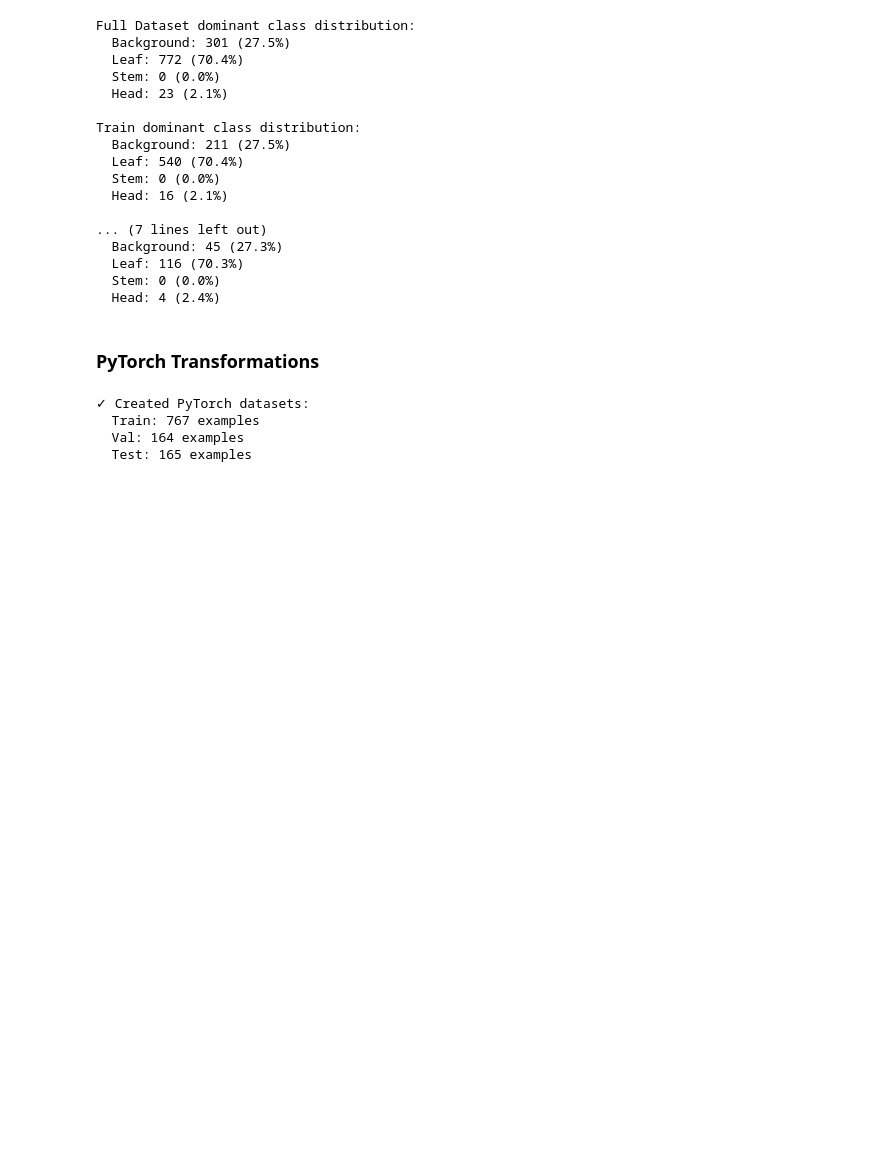
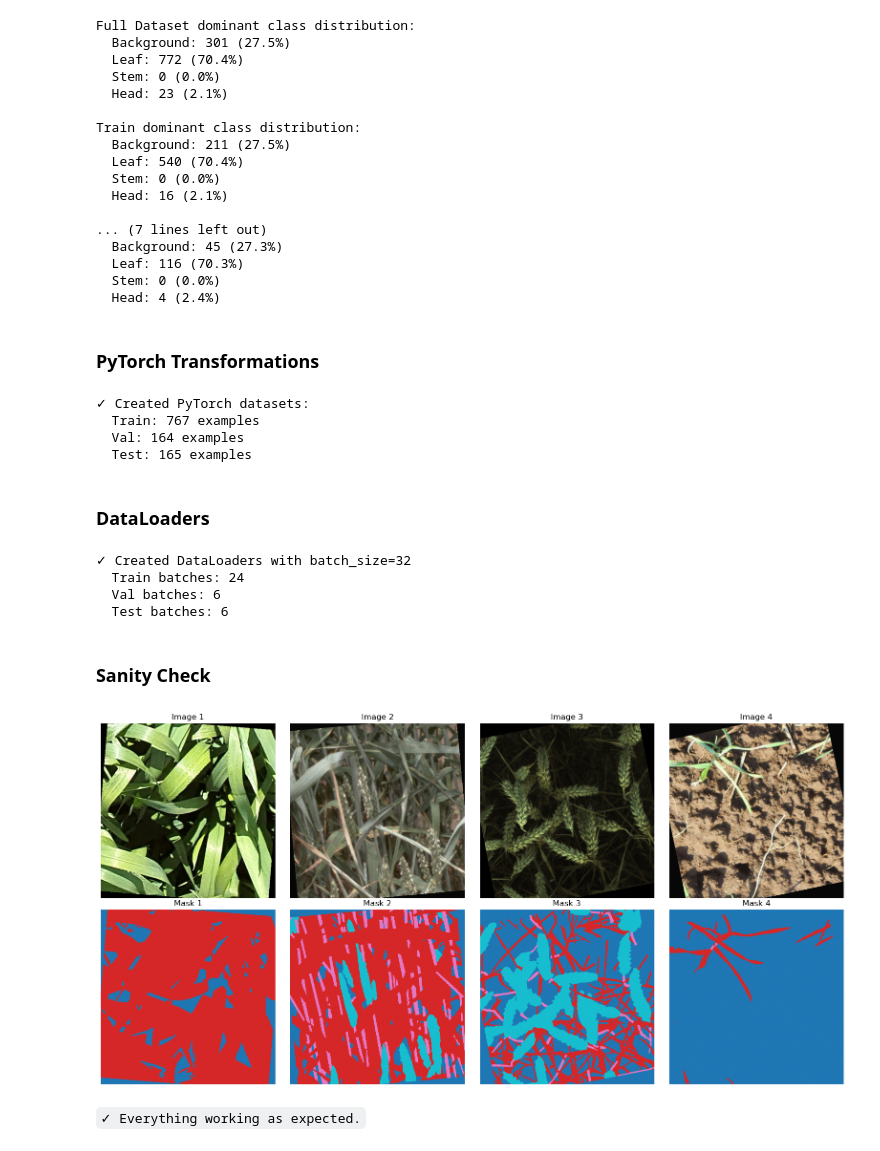
Before and after one commit to chmcbs/HeadCount, a Jupyter notebook: 02_data_prep.ipynb, the cells around one changed output. Saved outputs shown, nothing was run; the diff lists cells and outputs as text; code cells hidden in the pictures; blank space fills up the shorter version.

Commit message:
feat: create DataLoaders for each split

```diff
--- a/02_data_prep.ipynb
+++ b/02_data_prep.ipynb
@@ -208,7 +210,7 @@ class GWFSSDataset(Dataset):
         mask_array = np.array(mask_rgb)
 
         # Create an empty array with the same dimensions as the mask to store the class labels
-        mask = np.zeros((mask_array.shape[0], mask_array.shape[1]), dtype=np.int64)
+        mask = np.zeros((mask_array.shape[0], mask_array.shape[1]), dtype=np.uint8)
 
         # For each RGB colour in the mapping, set the corresponding pixels in the mask to the class label
         for rgb_tuple, class_id in self.rgb_to_class.items():
@@ -250,3 +252,77 @@ print(f"  Test: {len(test_dataset)} examples")
   Train: 767 examples
   Val: 164 examples
   Test: 165 examples
+# %% [markdown]
+### DataLoaders
+# %%
+# Set batch size
+batch_size = 32
+
+# Create DataLoaders
+train_loader = DataLoader(
+    train_dataset,
+    batch_size=batch_size,
+    shuffle=True,
+    num_workers=0,
+    pin_memory=False
+)
+
+val_loader = DataLoader(
+    val_dataset,
+    batch_size=batch_size,
+    shuffle=False,
+    num_workers=0,
+    pin_memory=False
+)
+
+test_loader = DataLoader(
+    test_dataset,
+    batch_size=batch_size,
+    shuffle=False,
+    num_workers=0,
+    pin_memory=False
+)
+
+print(f"✓ Created DataLoaders with batch_size={batch_size}")
+print(f"  Train batches: {len(train_loader)}")
+print(f"  Val batches: {len(val_loader)}")
+print(f"  Test batches: {len(test_loader)}")
+# %% [output]
+✓ Created DataLoaders with batch_size=32
+  Train batches: 24
+  Val batches: 6
+  Test batches: 6
+# %% [markdown]
+### Sanity Check
+# %%
+# Get a batch
+images, masks = next(iter(train_loader))
+
+# Denormalise for visualisation
+def denormalize(tensor):
+    mean = torch.tensor([0.485, 0.456, 0.406]).view(3, 1, 1)
+    std = torch.tensor([0.229, 0.224, 0.225]).view(3, 1, 1)
+    return tensor * std + mean
+
+# Visualise first 4 examples
+fig, axes = plt.subplots(2, 4, figsize=(16, 8))
+
+for i in range(min(4, batch_size)):
+    # Image
+    img = denormalize(images[i]).permute(1, 2, 0).clamp(0, 1)
+    axes[0, i].imshow(img)
+    axes[0, i].set_title(f'Image {i+1}')
+    axes[0, i].axis('off')
+
+    # Mask
+    mask = masks[i].numpy()
+    axes[1, i].imshow(mask, cmap='tab10', vmin=0, vmax=3)
+    axes[1, i].set_title(f'Mask {i+1}')
+    axes[1, i].axis('off')
+
+plt.tight_layout()
+plt.show()
+# %% [output]
+[figure, added]
+# %% [markdown]
+`✓ Everything working as expected.`
```
Also changed, not shown: parts of 1 cell of this notebook.
